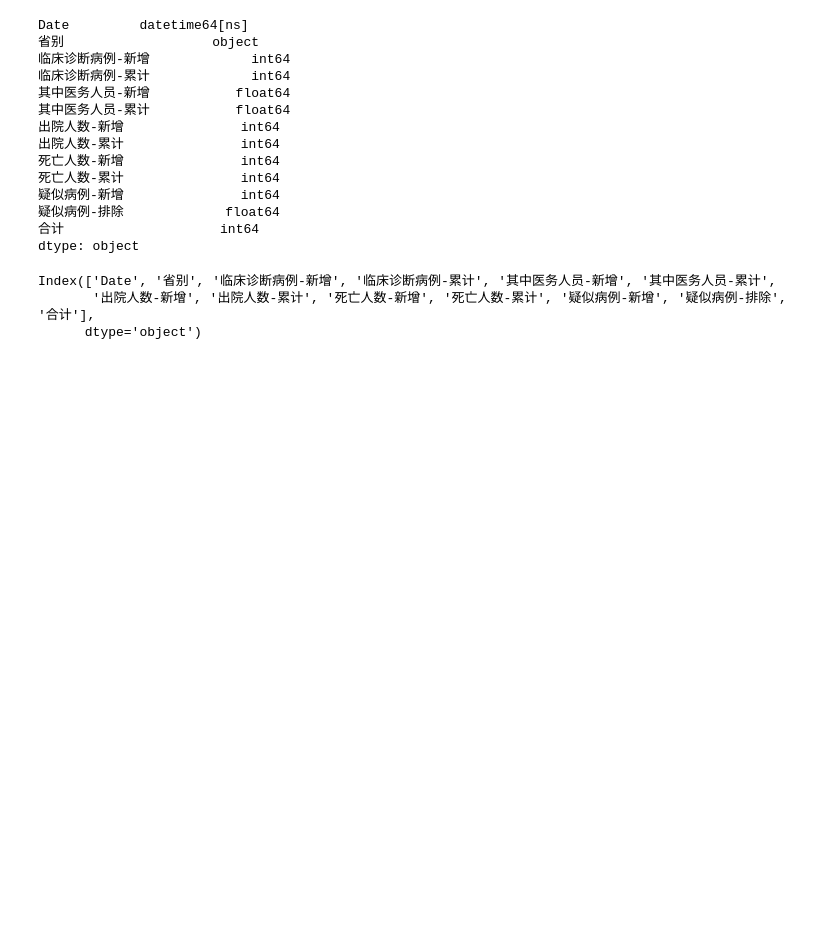
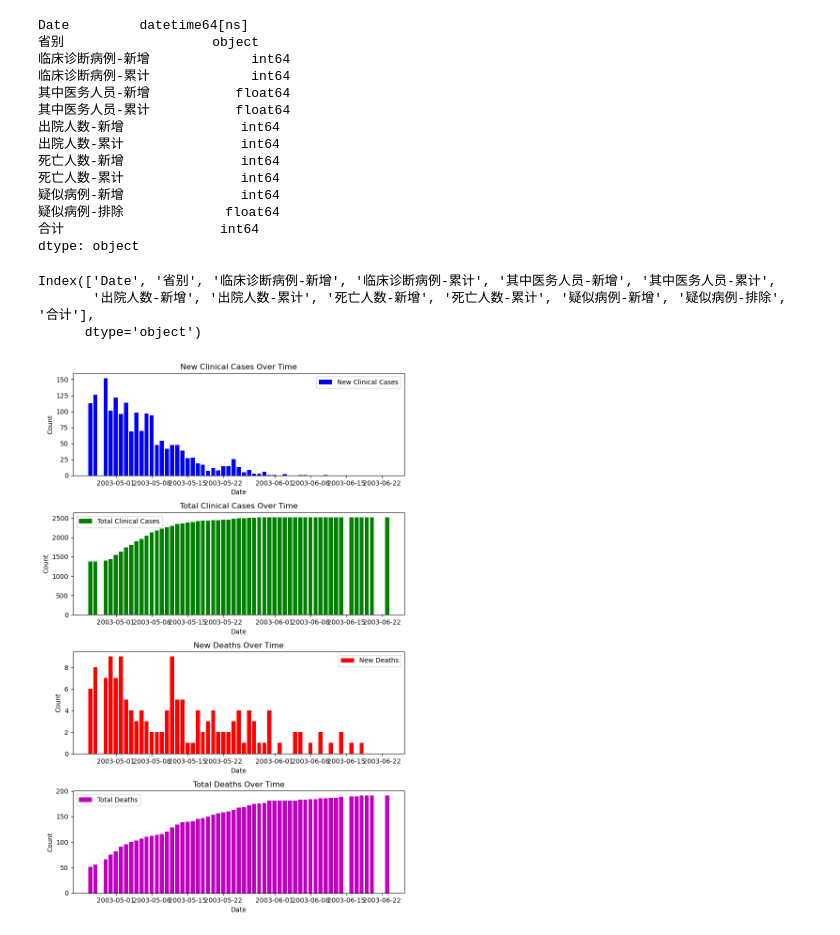
Before and after one commit to morreene/sars2003.com, a Jupyter notebook: data-analysis.ipynb, the cells around one changed output. Cells and saved outputs as stored; diff of their text form; code cells hidden in the pictures; blank space fills up the shorter version.

```diff
--- a/data-analysis.ipynb
+++ b/data-analysis.ipynb
@@ -98,0 +101,37 @@ data.to_csv('data-20230820.csv')
+# %%
+df = data.copy()
+# %%
+# Initialize the bar charts
+fig, axs = plt.subplots(4, 1, figsize=(8, 12))
+
+# Plotting trends over time for New Clinical Cases, Total Clinical Cases, New Deaths, and Total Deaths using bar charts
+axs[0].bar(df['Date'], df['New Clinical Cases'], color='b', label='New Clinical Cases')
+axs[0].set_title('New Clinical Cases Over Time')
+axs[0].set_xlabel('Date')
+axs[0].set_ylabel('Count')
+axs[0].legend()
+
+axs[1].bar(df['Date'], df['Total Clinical Cases'], color='g', label='Total Clinical Cases')
+axs[1].set_title('Total Clinical Cases Over Time')
+axs[1].set_xlabel('Date')
+axs[1].set_ylabel('Count')
+axs[1].legend()
+
+axs[2].bar(df['Date'], df['New Deaths'], color='r', label='New Deaths')
+axs[2].set_title('New Deaths Over Time')
+axs[2].set_xlabel('Date')
+axs[2].set_ylabel('Count')
+axs[2].legend()
+
+axs[3].bar(df['Date'], df['Total Deaths'], color='m', label='Total Deaths')
+axs[3].set_title('Total Deaths Over Time')
+axs[3].set_xlabel('Date')
+axs[3].set_ylabel('Count')
+axs[3].legend()
+
+# Show the bar charts
+# plt.xticks(rotation=90)
+plt.tight_layout()
+plt.show()
+# %% [output]
+[figure, added]
```
Also changed, not shown: parts of 5 cells of this notebook, 1 other file.
